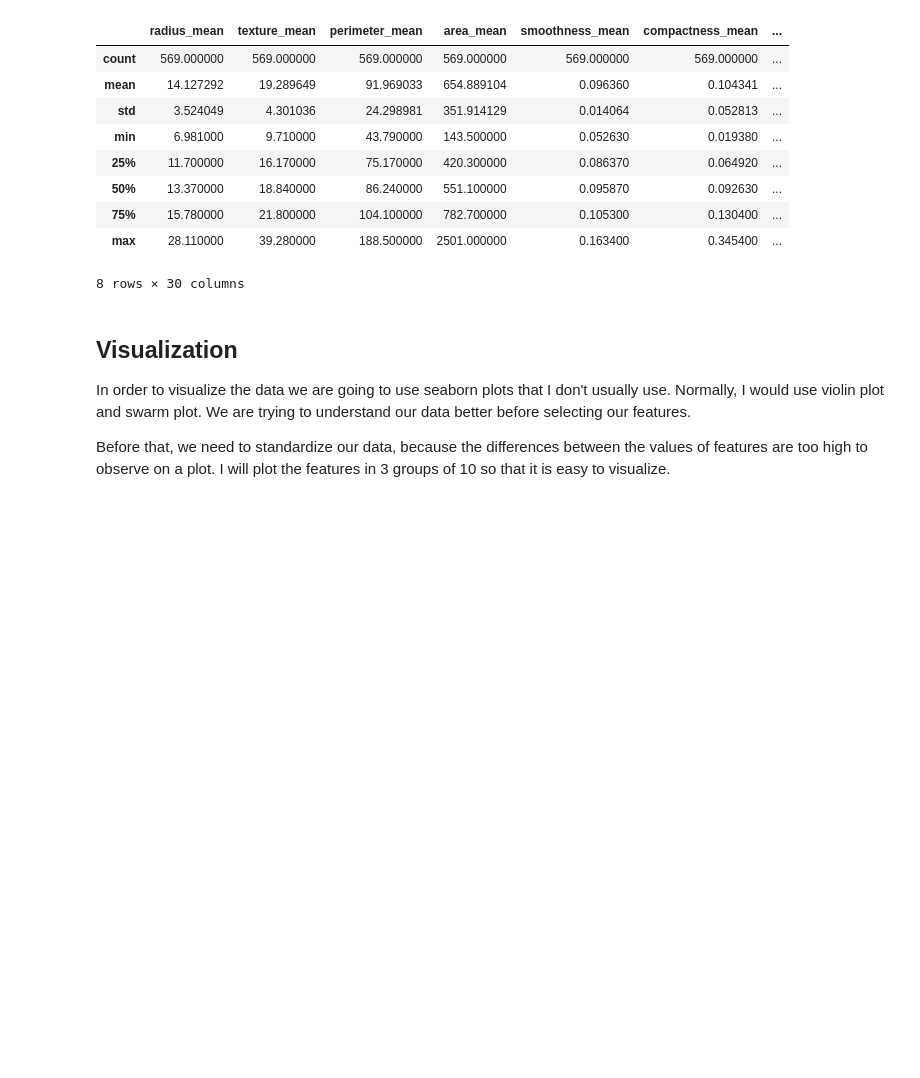
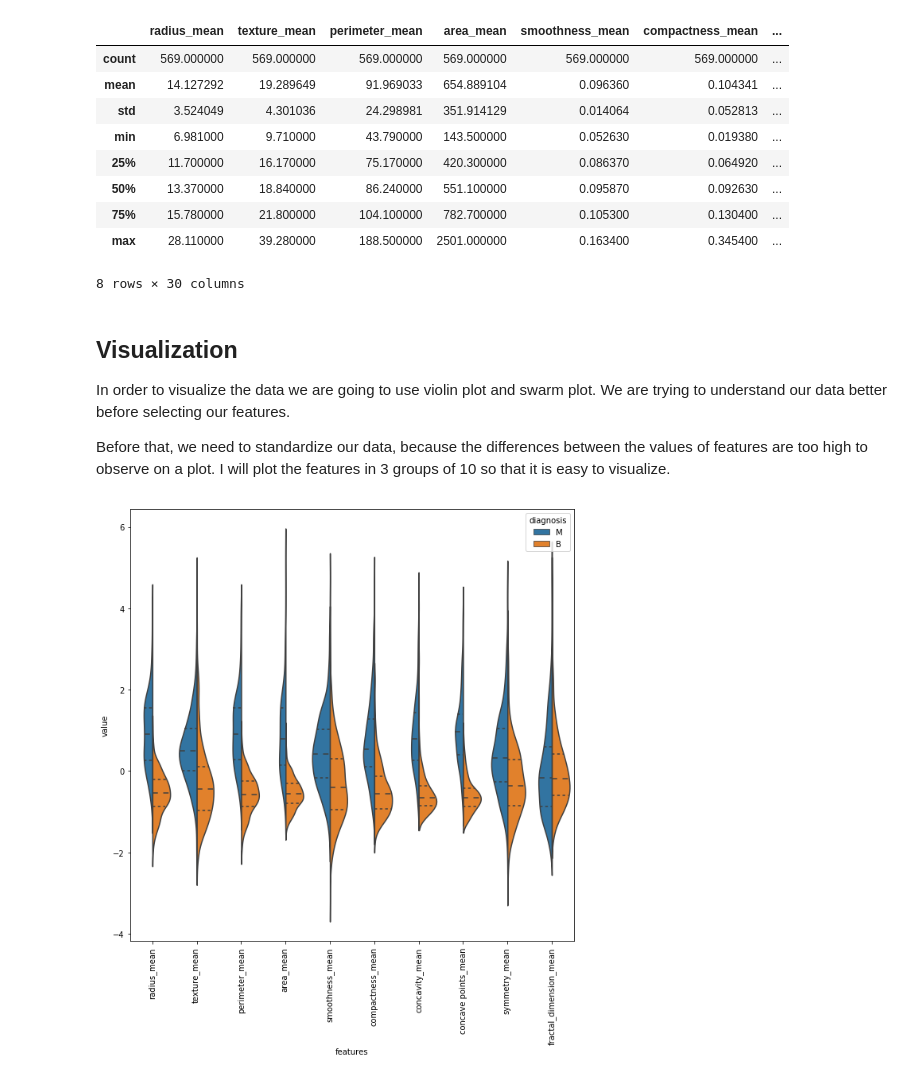
Before and after one commit to IvanHalim/numerical-recipes, a Jupyter notebook: 14. Feature Selection/1. Feature Selection.ipynb, the cells around one changed output. Drawn from its saved outputs; the diff is of its cells as text; code cells hidden in the pictures; blank space fills up the shorter version.

```diff
--- a/14. Feature Selection/1. Feature Selection.ipynb
+++ b/14. Feature Selection/1. Feature Selection.ipynb
@@ -209,6 +209,6 @@ x.describe()
 # %% [markdown]
 ## Visualization
 
-In order to visualize the data we are going to use seaborn plots that I don't usually use. Normally, I would use violin plot and swarm plot. We are trying to understand our data better before selecting our features.
+In order to visualize the data we are going to use violin plot and swarm plot. We are trying to understand our data better before selecting our features.
 
 Before that, we need to standardize our data, because the differences between the values of features are too high to observe on a plot. I will plot the features in 3 groups of 10 so that it is easy to visualize.
@@ -219,0 +215,17 @@ data_n_1 = (data - data.mean()) / data.std()
+# %%
+# N1 Standardization
+N1 = (x - x.mean()) / x.std()
+
+# First ten features
+first_10 = pd.concat([y, N1.iloc[:, :10]], axis=1)
+first_10 = pd.melt(first_10, id_vars='diagnosis',
+                             var_name='features',
+                             value_name='value')
+
+# Violin plot
+plt.figure(figsize=(10, 10))
+sns.violinplot(x='features', y='value', hue='diagnosis', data=first_10, split=True, inner='quart')
+plt.xticks(rotation=90)
+plt.show()
+# %% [output]
+[figure, added]
```
Also changed, not shown: parts of 1 cell of this notebook.
